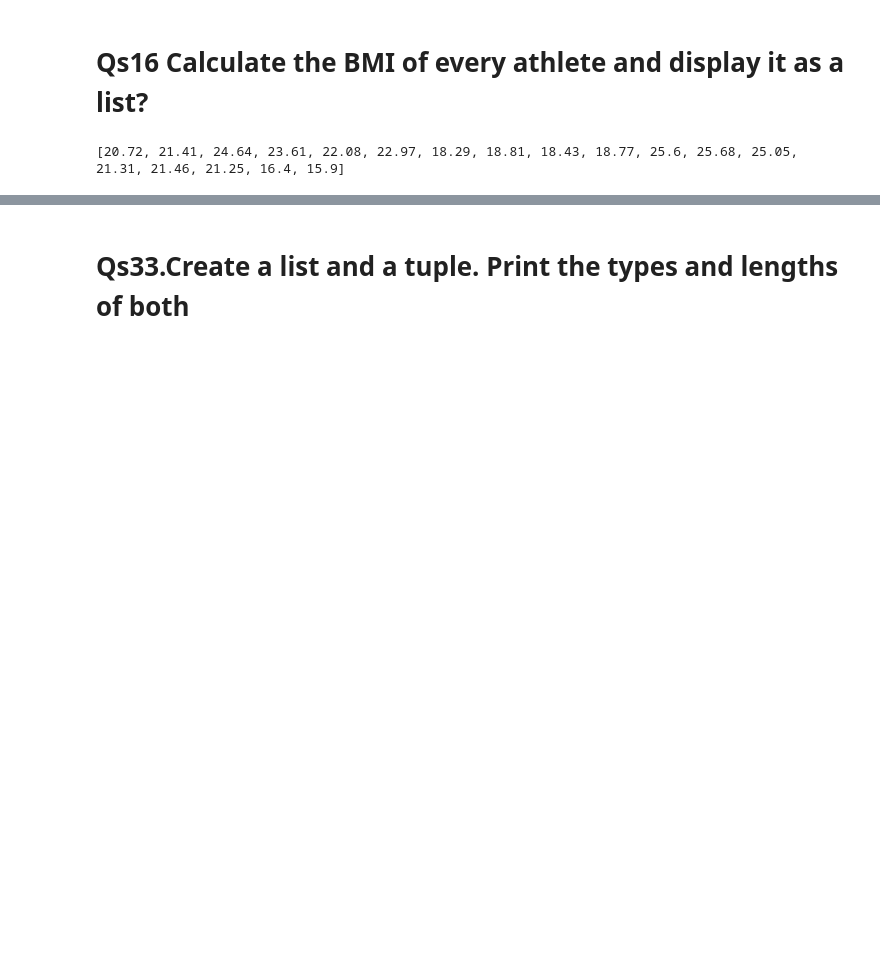
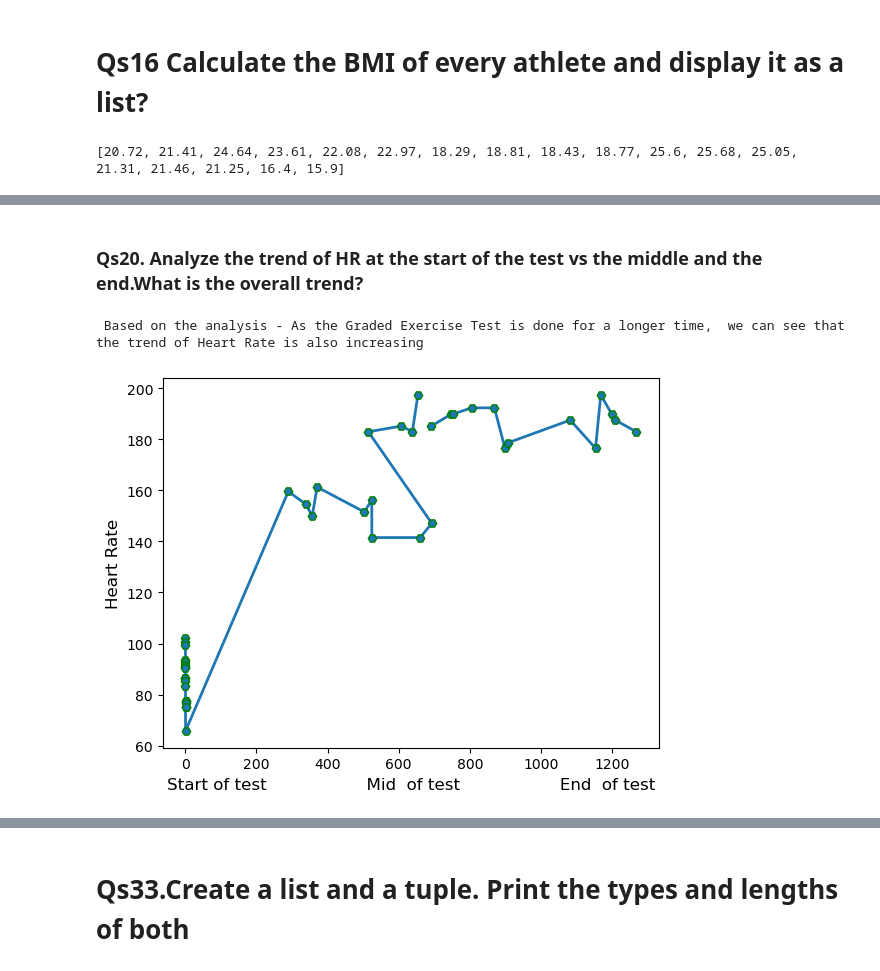
Before and after one commit to Soumi88-dev/Team4_Python_Warriors, a Jupyter notebook: Team4_Python_Warriers_Main80_Questions.ipynb, the cells around one changed output, grey strips where cells are left out. Cells and saved outputs as stored; diff of their text form; code cells hidden in the pictures; blank space fills up the shorter version.

```diff
--- a/Team4_Python_Warriers_Main80_Questions.ipynb
+++ b/Team4_Python_Warriers_Main80_Questions.ipynb
@@ -284,0 +351,66 @@ print(BMI_list)
+# %% [markdown]
+### Qs20. Analyze the trend of HR at the start of the test vs the middle and the end.What is the overall trend?
+# %%
+
+merged=pd.merge(All_sports,Athletes,on='ID')
+
+Stage_df=merged[(merged['stage'] == 'Get')]
+#print(Stage_df)
+
+start_test=Stage_df.groupby('ID')['time'].min().reset_index(name='start_time')
+middle_test=Stage_df.groupby('ID')['time'].median().reset_index(name='mid_time')
+end_test=Stage_df.groupby('ID')['time'].max().reset_index(name='end_time')
+#print(start_test)
+#print(middle_test)
+#print(end_test)
+
+start_test_HR =pd.merge(start_test,Stage_df,left_on=['ID','start_time'],right_on=['ID','time'], how='inner')[['ID','start_time','HR']].sort_values(by='start_time')
+#print(start_test_HR)
+
+middle_test_HR =pd.merge(middle_test,Stage_df,left_on=['ID','mid_time'],right_on=['ID','time'], how='inner')[['ID','mid_time','HR']].sort_values(by='mid_time')
+#print(middle_test_HR)
+
+end_test_HR =pd.merge(end_test,Stage_df,left_on=['ID','end_time'],right_on=['ID','time'], how='inner')[['ID','end_time','HR']].sort_values(by='end_time')
+#print(end_test_HR)
+
+merge_test=pd.merge(pd.merge(start_test_HR,middle_test_HR, on='ID', how='left'),end_test_HR,on='ID', how='right')
+#print(merge_test)
+
+#name_list = df['Name'].values.tolist()
+ID_list=start_test_HR['ID'].values.tolist()
+#print(ID_list)
+HR_list_st=start_test_HR['HR'].values.tolist()
+#print(HR_list_st)
+Time_st=start_test_HR['start_time'].values.tolist()
+#print(Time_st)
+
+HR_list_md=middle_test_HR['HR'].values.tolist()
+#print(HR_list_md)
+Time_md=middle_test_HR['mid_time'].values.tolist()
+#print(Time_md)
+
+HR_list_end=end_test_HR['HR'].values.tolist()
+#print(HR_list_end)
+Time_end=end_test_HR['end_time'].values.tolist()
+#print(Time_end)
+
+HR_list=HR_list_st+HR_list_md+HR_list_end
+Time_list=Time_st+Time_md+Time_end
+#print(HR_list)
+#print(Time_list)
+
+a = HR_list
+b = Time_list
+
+plt.plot(b,a, marker ='H',lw=2, mec = 'g')
+
+plt.xlabel("Start of test                   Mid  of test                   End  of test", fontsize=12)
+plt.ylabel("Heart Rate", fontsize= 12)
+print()
+print()
+print(" Based on the analysis - As the Graded Exercise Test is done for a longer time,  we can see that the trend of Heart Rate is also increasing")
+print()
+print()
+# %% [output]
+ Based on the analysis - As the Graded Exercise Test is done for a longer time,  we can see that the trend of Heart Rate is also increasing
+[figure, added]
```
Also changed, not shown: parts of 69 cells of this notebook.
